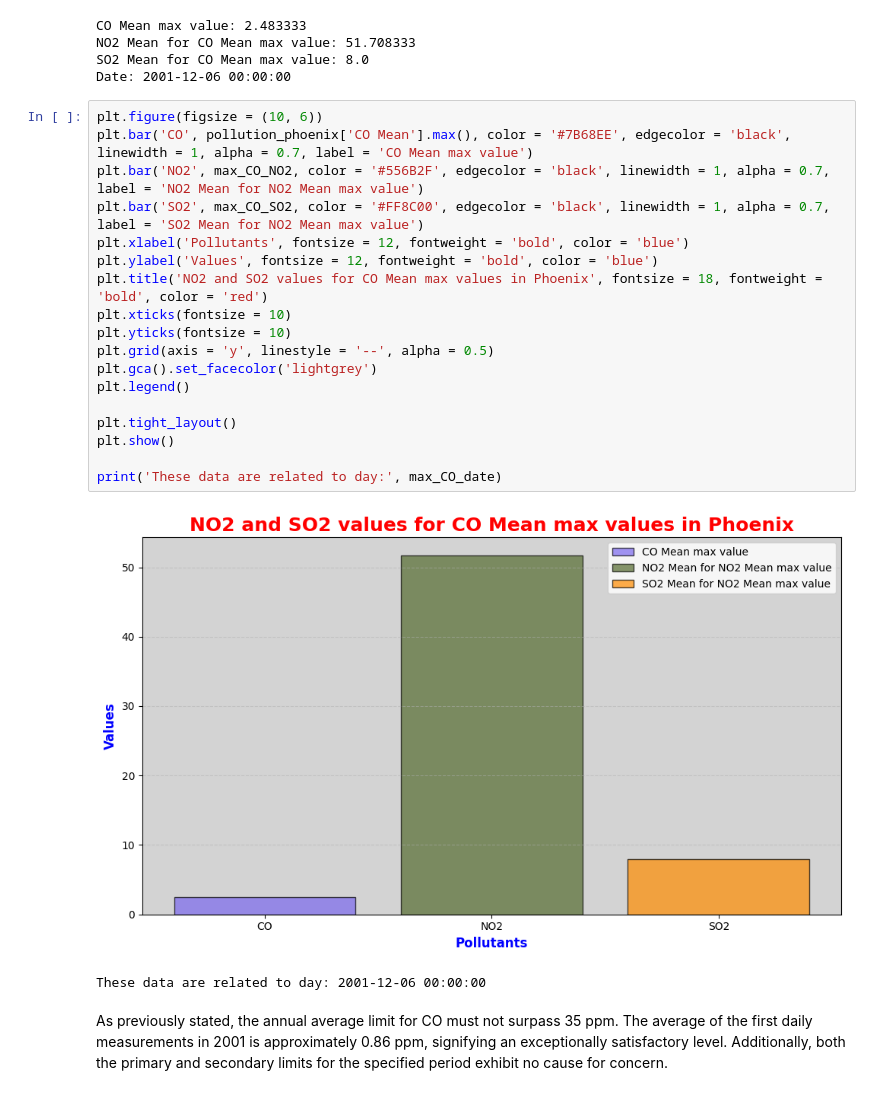
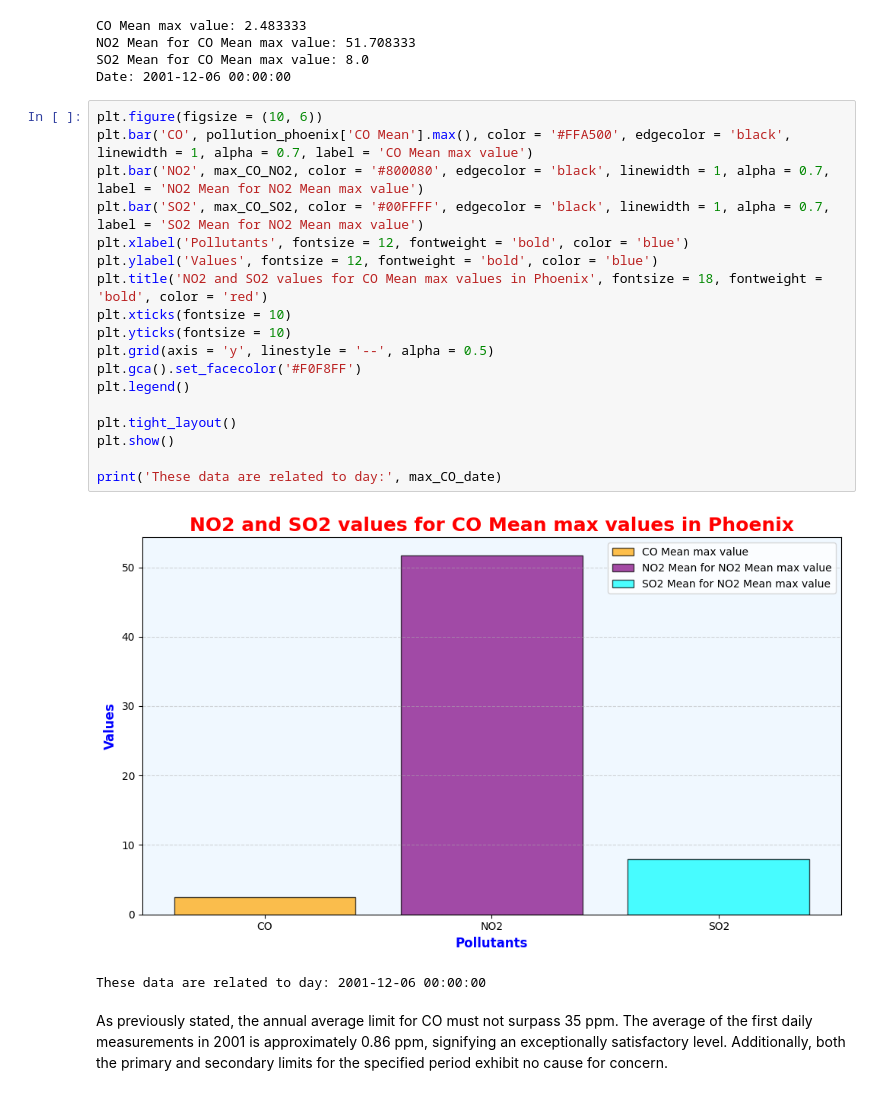
Before and after one commit to letizialanza01/Project_US_Pollution, a Jupyter notebook: Project_US_Pollution.ipynb, the cells around one changed output. Saved outputs shown, nothing was run; the diff lists cells and outputs as text.

```diff
--- a/Project_US_Pollution.ipynb
+++ b/Project_US_Pollution.ipynb
@@ -885,24 +891,24 @@ SO2 Mean for CO Mean max value: 8.0
 Date: 2001-12-06 00:00:00
 # %%
 plt.figure(figsize = (10, 6))
-plt.bar('CO', pollution_phoenix['CO Mean'].max(), color = '#7B68EE', edgecolor = 'black', linewidth = 1, alpha = 0.7, label = 'CO Mean max value')
-plt.bar('NO2', max_CO_NO2, color = '#556B2F', edgecolor = 'black', linewidth = 1, alpha = 0.7, label = 'NO2 Mean for NO2 Mean max value')
-plt.bar('SO2', max_CO_SO2, color = '#FF8C00', edgecolor = 'black', linewidth = 1, alpha = 0.7, label = 'SO2 Mean for NO2 Mean max value')
+plt.bar('CO', pollution_phoenix['CO Mean'].max(), color = '#FFA500', edgecolor = 'black', linewidth = 1, alpha = 0.7, label = 'CO Mean max value')
+plt.bar('NO2', max_CO_NO2, color = '#800080', edgecolor = 'black', linewidth = 1, alpha = 0.7, label = 'NO2 Mean for NO2 Mean max value')
+plt.bar('SO2', max_CO_SO2, color = '#00FFFF', edgecolor = 'black', linewidth = 1, alpha = 0.7, label = 'SO2 Mean for NO2 Mean max value')
 plt.xlabel('Pollutants', fontsize = 12, fontweight = 'bold', color = 'blue')
 plt.ylabel('Values', fontsize = 12, fontweight = 'bold', color = 'blue')
 plt.title('NO2 and SO2 values for CO Mean max values in Phoenix', fontsize = 18, fontweight = 'bold', color = 'red')
 plt.xticks(fontsize = 10)
 plt.yticks(fontsize = 10)
 plt.grid(axis = 'y', linestyle = '--', alpha = 0.5)
-plt.gca().set_facecolor('lightgrey')
+plt.gca().set_facecolor('#F0F8FF')
 plt.legend()
 
 plt.tight_layout()
 plt.show()
 
 print('These data are related to day:', max_CO_date)
 # %% [output]
-[figure, old version]
+[figure, new version]
 These data are related to day: 2001-12-06 00:00:00
 # %% [markdown]
 As previously stated, the annual average limit for CO must not surpass 35 ppm. The average of the first daily measurements in 2001 is approximately 0.86 ppm, signifying an exceptionally satisfactory level. Additionally, both the primary and secondary limits for the specified period exhibit no cause for concern.
```
Also changed, not shown: parts of 32 cells of this notebook.
